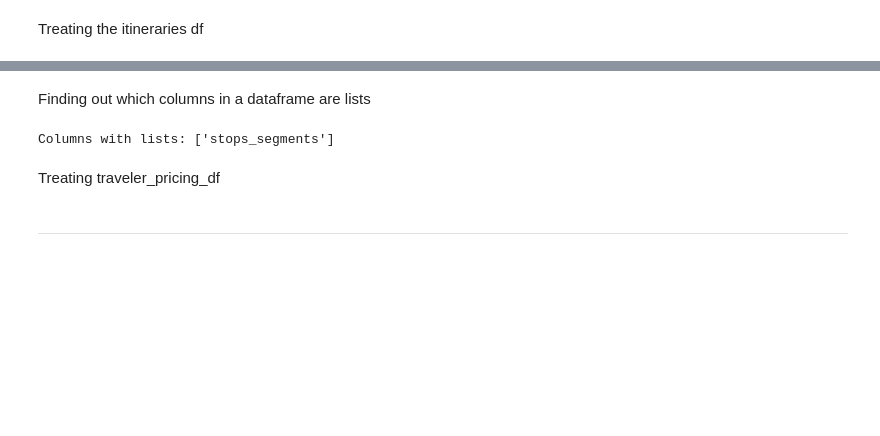
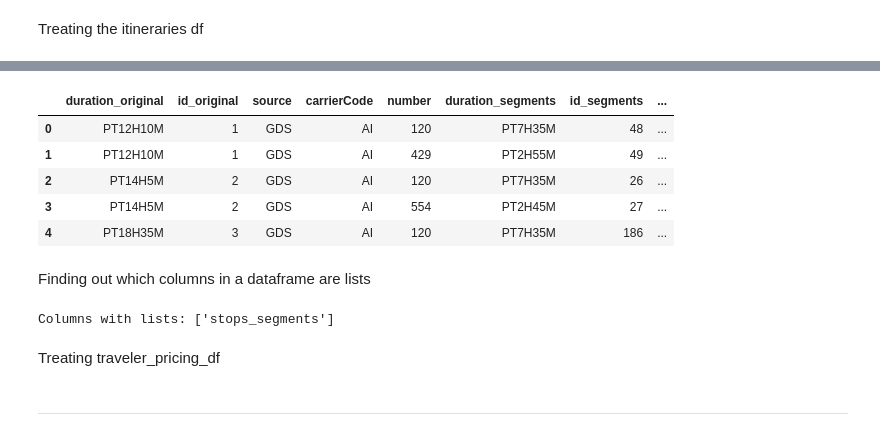
Before and after one commit to Sharvesh12/Flights-extension-MVP, a Jupyter notebook: flights_alerts.ipynb, the cells around one changed output, grey strips where cells are left out. Saved outputs shown, nothing was run; the diff lists cells and outputs as text; code cells hidden in the pictures; blank space fills up the shorter version.

```diff
--- a/flights_alerts.ipynb
+++ b/flights_alerts.ipynb
@@ -212,3 +191,24 @@ final_df.head()
+# %%
+# Extract departure keys using apply
+df['dept_airport'] = df['departure'].apply(lambda x: x['iataCode'])
+df['dept_at'] = df['departure'].apply(lambda x: x['at'])
+df['arrival_airport'] = df['arrival'].apply(lambda x: x['iataCode'])
+df['arrival_at'] = df['arrival'].apply(lambda x: x['at'])
+df['aircraft'] = df['aircraft'].apply(lambda x: x['code'])
+
+# Drop original column
+itineraries_df = df.drop(columns=['departure','arrival','operating','aircraft','stops'])
+itineraries_df = itineraries_df.drop_duplicates()
+# Reset index
+itineraries_df = itineraries_df.reset_index(drop=True)
+itineraries_df.head()
+# %% [output]
+|  | duration_original | id_original | source | carrierCode | number | duration_segments | id_segments | ... |
+| 0 | PT12H10M | 1 | GDS | AI | 120 | PT7H35M | 48 | ... |
+| 1 | PT12H10M | 1 | GDS | AI | 429 | PT2H55M | 49 | ... |
+| 2 | PT14H5M | 2 | GDS | AI | 120 | PT7H35M | 26 | ... |
+| 3 | PT14H5M | 2 | GDS | AI | 554 | PT2H45M | 27 | ... |
+| 4 | PT18H35M | 3 | GDS | AI | 120 | PT7H35M | 186 | ... |
 # %% [markdown]
 Finding out which columns in a dataframe are lists
 # %%
```
Also changed, not shown: parts of 9 cells of this notebook.
